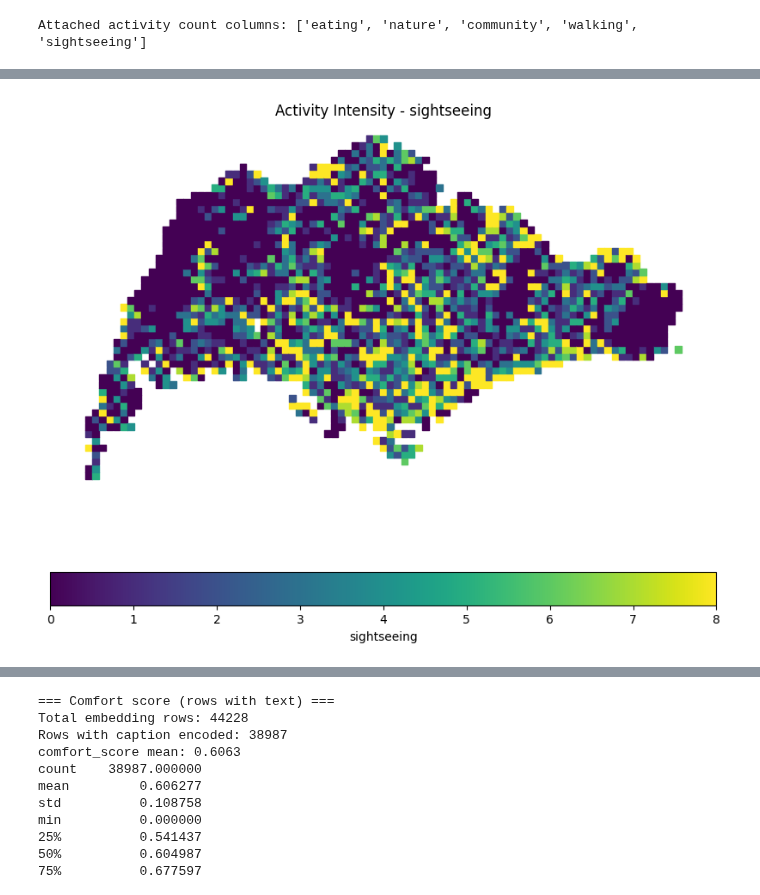
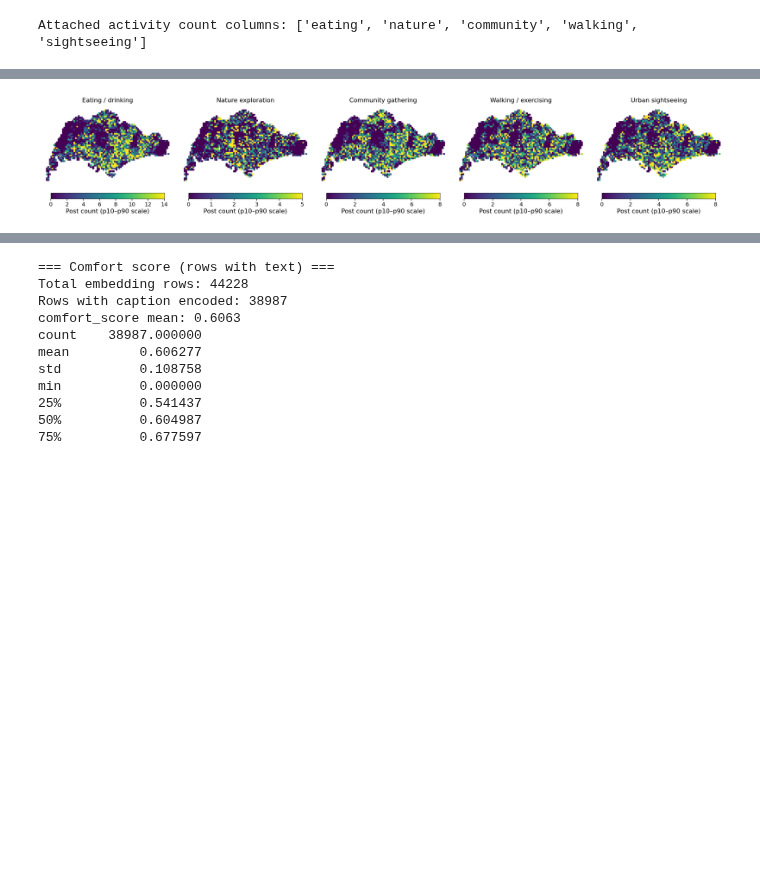
Before and after one commit to Sijie-Yang/Urban-Comfort-Potential, a Jupyter notebook: code_0_social_media_post_embedding.ipynb, the cells around one changed output, grey strips where cells are left out. Drawn from its saved outputs; the diff is of its cells as text; code cells hidden in the pictures; blank space fills up the shorter version.

```diff
--- a/code_0_social_media_post_embedding.ipynb
+++ b/code_0_social_media_post_embedding.ipynb
@@ -498,7 +688,7 @@ from pathlib import Path
 from shapely.geometry import Point
 
 P = Path('data_post_embedding')
-POINTS_CSV = P / 'grid_point_coordinates.csv'  # must include id, longitude, latitude
+POINTS_CSV = P / 'data_grid_point_coordinates.csv'  # must include id, longitude, latitude
 
 df = pd.read_csv(POINTS_CSV)
 print('Loaded points:', POINTS_CSV.resolve(), df.shape)
@@ -507,6 +703,6 @@ Loaded points: /Users/sijieyang/Documents/GitHub/Urban-Comfort-Potential/data_po
 # %%
-# Per-grid activity counts from embedding_index_grid_cluster.csv + cluster_activity_config.json
-map_csv = P / 'embedding_index_grid_cluster.csv'
+# Per-grid activity counts from code_0_embedding_index_grid_cluster.csv + code_0_cluster_activity_config.json
+map_csv = P / 'code_0_embedding_index_grid_cluster.csv'
 if not map_csv.exists():
     raise FileNotFoundError(
         f'Missing {map_csv}. Run section 2 (KMeans) once to export it, or place the CSV under {P.resolve()}.'
@@ -517,9 +713,9 @@ for col in ('grid_id', 'cluster'):
     if col not in map_df.columns:
         raise ValueError(f'{map_csv} must contain column {col!r}')
 
-cfg_path = P / 'cluster_activity_config.json'
+cfg_path = P / 'code_0_cluster_activity_config.json'
 if not cfg_path.exists():
-    raise FileNotFoundError(f'Missing {cfg_path}. Place cluster_activity_config.json under {P.resolve()}.')
+    raise FileNotFoundError(f'Missing {cfg_path}. Place code_0_cluster_activity_config.json under {P.resolve()}.')
 cfg = json.loads(cfg_path.read_text(encoding='utf-8'))
 drop = set(int(x) for x in cfg.get('drop_clusters', []))
 raw_map = cfg.get('cluster_to_activity', {})
@@ -591,24 +799,55 @@ Updated CSV: /Users/sijieyang/Documents/GitHub/Urban-Comfort-Potential/data_post
 # %%
-# Optional preview of one layer; next cell maps all five activities the same way.
-PREVIEW_COL = 'sightseeing'
-if PREVIEW_COL not in gdf.columns:
-    raise KeyError(f"gdf missing column {PREVIEW_COL!r}; run the aggregation cell above first.")
-vmin = float(gdf[PREVIEW_COL].quantile(0.10))
-vmax = float(gdf[PREVIEW_COL].quantile(0.90))
-ax = gdf.plot(
-    column=PREVIEW_COL,
-    cmap='viridis',
-    vmin=vmin,
-    vmax=vmax,
-    figsize=(10, 8),
-    legend=True,
-    legend_kwds={'label': PREVIEW_COL, 'orientation': 'horizontal'},
-    markersize=30,
-    marker='s',
-    missing_kwds={'color': 'lightgrey'},
-)
-ax.set_title(f'Activity Intensity - {PREVIEW_COL}')
-ax.set_axis_off()
+# Activity intensity maps — one row, five activities
+import matplotlib.pyplot as plt
+from matplotlib import cm
+from matplotlib.colors import Normalize
+
+ACT_COLS = ['eating', 'nature', 'community', 'walking', 'sightseeing']
+ACT_LABELS = {
+    'eating': 'Eating / drinking',
+    'nature': 'Nature exploration',
+    'community': 'Community gathering',
+    'walking': 'Walking / exercising',
+    'sightseeing': 'Urban sightseeing',
+}
+CBAR_LABEL_SIZE = 16
+CBAR_TICK_SIZE = 14
+
+fig, axes = plt.subplots(1, len(ACT_COLS), figsize=(25, 6.5))
+
+for ax, col in zip(axes, ACT_COLS):
+    if col not in gdf.columns:
+        raise KeyError(f"gdf missing column {col!r}; run the aggregation cell above first.")
+    vmin = float(gdf[col].quantile(0.10))
+    vmax = float(gdf[col].quantile(0.90))
+    norm = Normalize(vmin=vmin, vmax=vmax)
+    gdf.plot(
+        column=col,
+        ax=ax,
+        cmap='viridis',
+        norm=norm,
+        legend=False,
+        markersize=15,
+        marker='s',
+        missing_kwds={'color': 'lightgrey', 'label': 'No data'},
+    )
+    sm = cm.ScalarMappable(cmap='viridis', norm=norm)
+    sm.set_array([])
+    cbar = fig.colorbar(
+        sm,
+        ax=ax,
+        orientation='horizontal',
+        shrink=0.85,
+        pad=0.06,
+        fraction=0.05,
+    )
+    cbar.set_label('Post count (p10–p90 scale)', fontsize=CBAR_LABEL_SIZE)
+    cbar.ax.tick_params(labelsize=CBAR_TICK_SIZE, width=1.2, length=5)
+    ax.set_title(ACT_LABELS[col], fontsize=16, pad=12)
+    ax.set_axis_off()
+
+plt.tight_layout()
+fig.savefig('figure/code_0_activity_intensity.png', dpi=300, bbox_inches='tight')
 plt.show()
 # %% [output]
-[figure, old version]
+[figure, new version]
```
Also changed, not shown: parts of 39 cells of this notebook, 16 other files.
